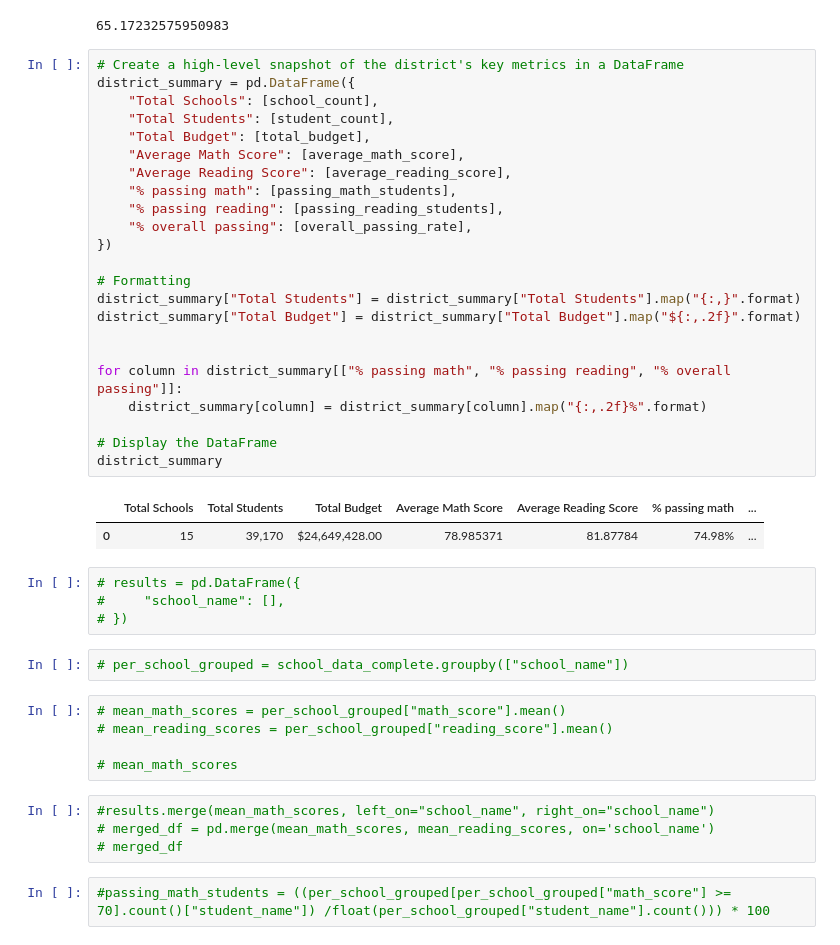
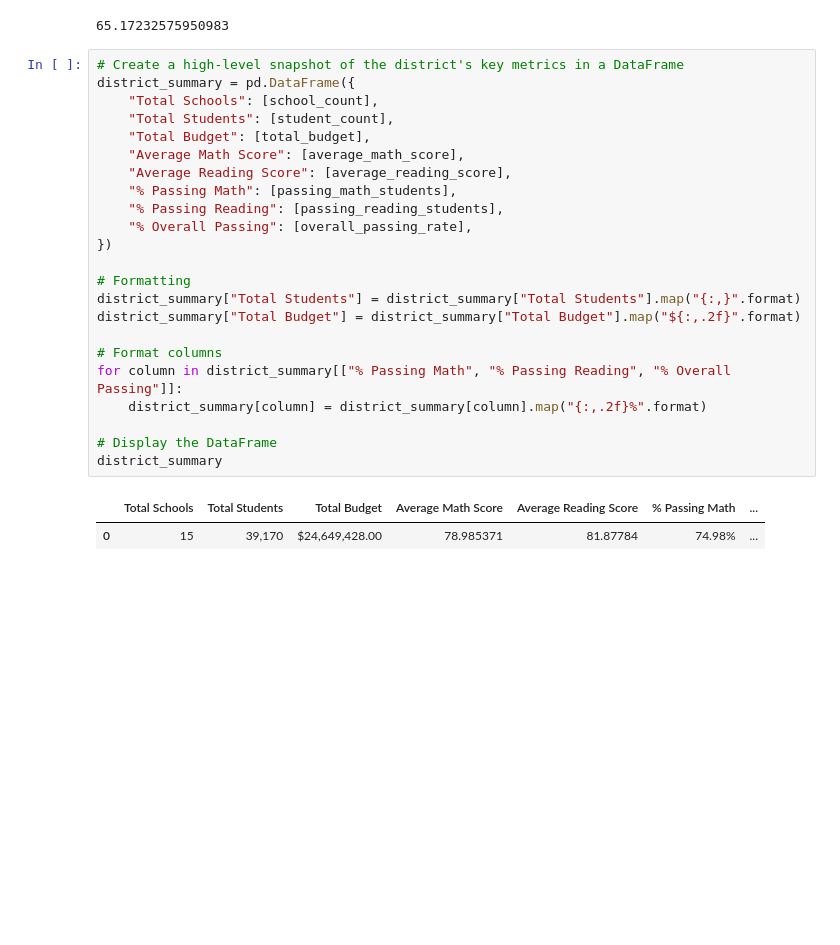
Before and after one commit to AhldenBrough/pandas-challenge, a Jupyter notebook: PyCitySchools/main.ipynb, the cells around one changed output. Cells and saved outputs as stored; diff of their text form; blank space fills up the shorter version.

```diff
--- a/PyCitySchools/main.ipynb
+++ b/PyCitySchools/main.ipynb
@@ -114,44 +97,27 @@ overall_passing_rate
 # %%
 # Create a high-level snapshot of the district's key metrics in a DataFrame
 district_summary = pd.DataFrame({
     "Total Schools": [school_count],
     "Total Students": [student_count],
     "Total Budget": [total_budget],
     "Average Math Score": [average_math_score],
     "Average Reading Score": [average_reading_score],
-    "% passing math": [passing_math_students],
-    "% passing reading": [passing_reading_students],
-    "% overall passing": [overall_passing_rate],
+    "% Passing Math": [passing_math_students],
+    "% Passing Reading": [passing_reading_students],
+    "% Overall Passing": [overall_passing_rate],
 })
 
 # Formatting
 district_summary["Total Students"] = district_summary["Total Students"].map("{:,}".format)
 district_summary["Total Budget"] = district_summary["Total Budget"].map("${:,.2f}".format)
 
-
-for column in district_summary[["% passing math", "% passing reading", "% overall passing"]]:
+# Format columns
+for column in district_summary[["% Passing Math", "% Passing Reading", "% Overall Passing"]]:
     district_summary[column] = district_summary[column].map("{:,.2f}%".format)
 
 # Display the DataFrame
 district_summary
 # %% [output]
-|  | Total Schools | Total Students | Total Budget | Average Math Score | Average Reading Score | % passing math | ... |
+|  | Total Schools | Total Students | Total Budget | Average Math Score | Average Reading Score | % Passing Math | ... |
 | 0 | 15 | 39,170 | $24,649,428.00 | 78.985371 | 81.87784 | 74.98% | ... |
-# %%
-# results = pd.DataFrame({
-#     "school_name": [],
-# })
-# %%
-# per_school_grouped = school_data_complete.groupby(["school_name"])
-# %%
-# mean_math_scores = per_school_grouped["math_score"].mean()
-# mean_reading_scores = per_school_grouped["reading_score"].mean()
-
-# mean_math_scores
-# %%
-#results.merge(mean_math_scores, left_on="school_name", right_on="school_name")
-# merged_df = pd.merge(mean_math_scores, mean_reading_scores, on='school_name')
-# merged_df
-# %%
-#passing_math_students = ((per_school_grouped[per_school_grouped["math_score"] >= 70].count()["student_name"]) /float(per_school_grouped["student_name"].count())) * 100
 # %%
```
Also changed, not shown: parts of 21 cells of this notebook.
